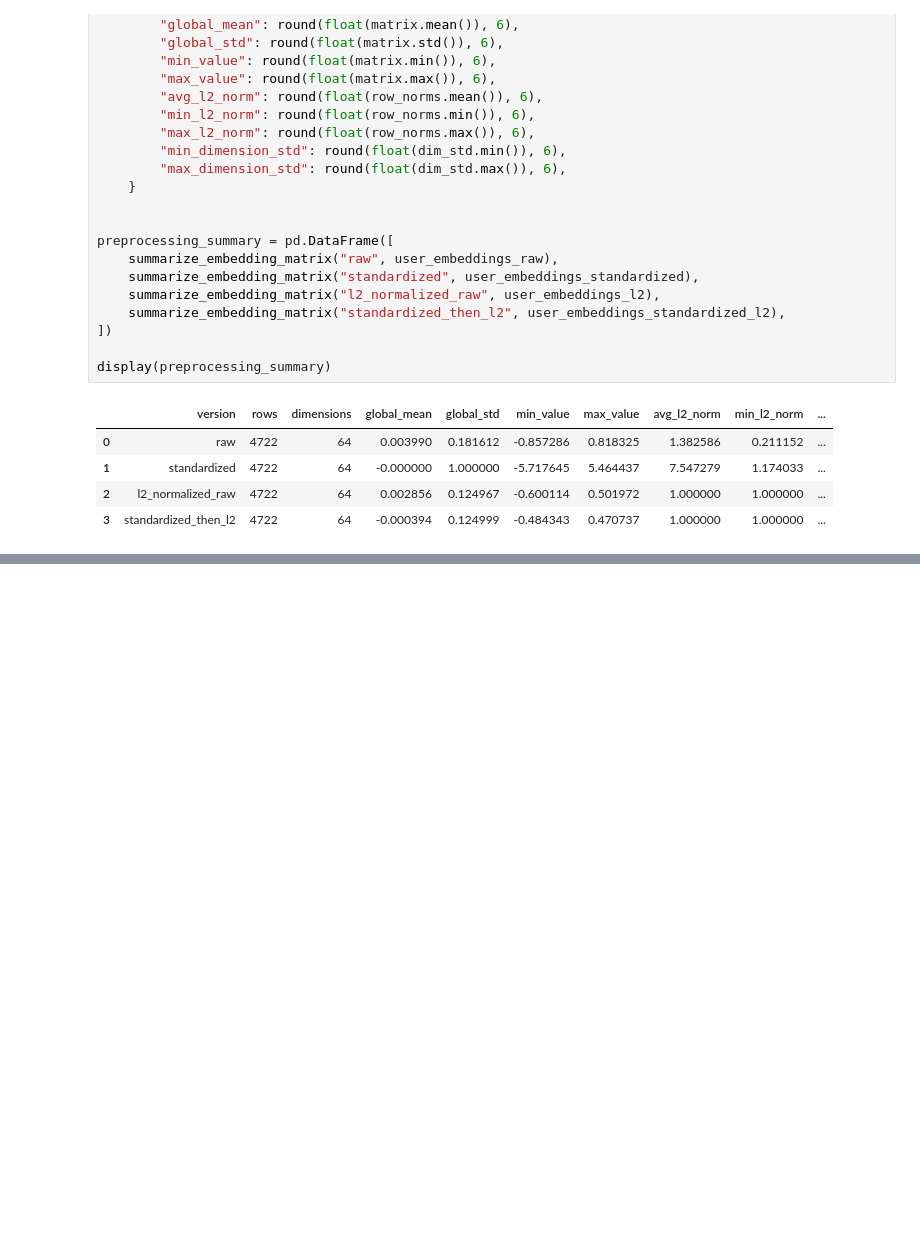
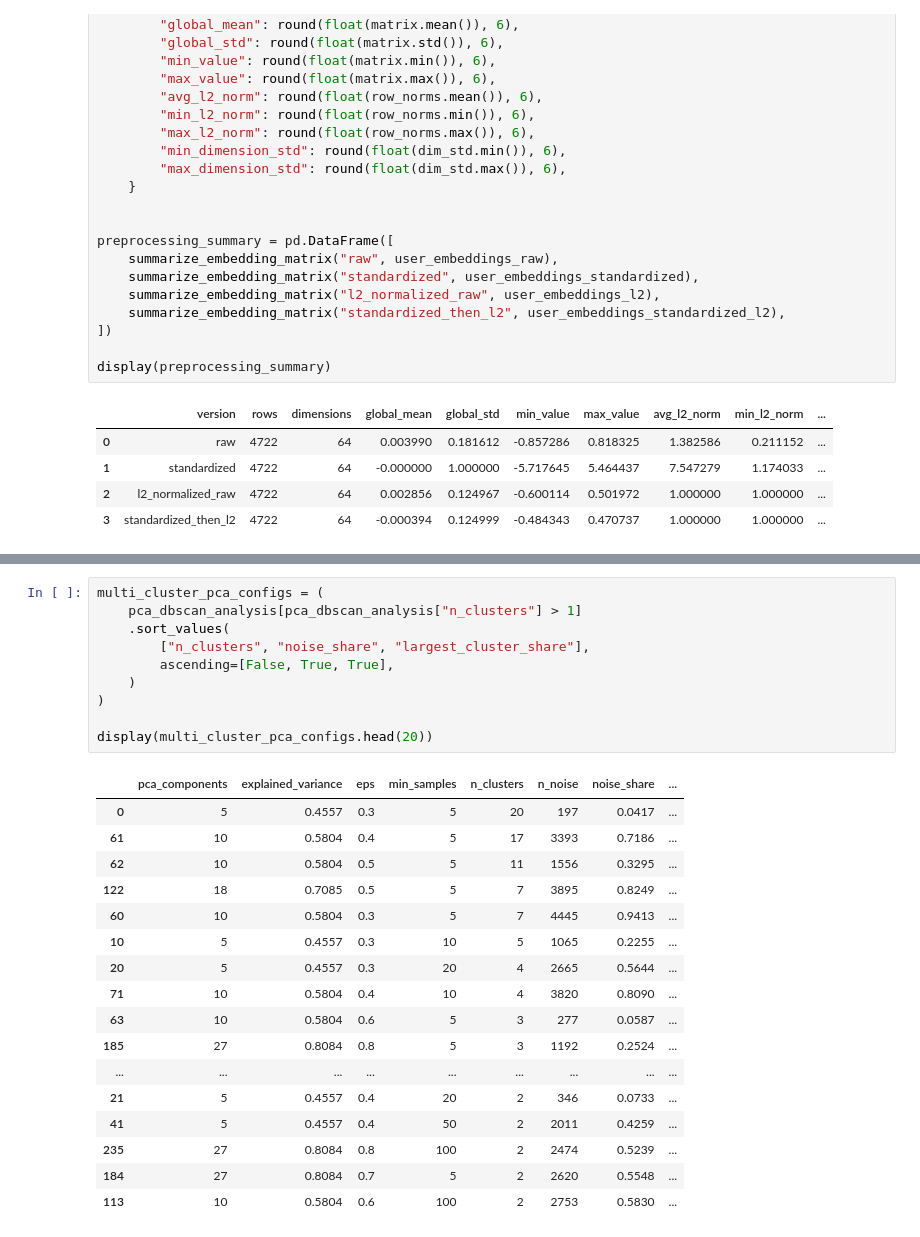
Before and after one commit to 99CCC/ACIT4530, a Jupyter notebook: David/step3.ipynb, the cells around one changed output, grey strips where cells are left out. Cells and saved outputs as stored; diff of their text form; blank space fills up the shorter version.

```diff
--- a/David/step3.ipynb
+++ b/David/step3.ipynb
@@ -516,0 +778,28 @@ This does not mean that clustering is impossible. It means that the full embeddi
+# %%
+multi_cluster_pca_configs = (
+    pca_dbscan_analysis[pca_dbscan_analysis["n_clusters"] > 1]
+    .sort_values(
+        ["n_clusters", "noise_share", "largest_cluster_share"],
+        ascending=[False, True, True],
+    )
+)
+
+display(multi_cluster_pca_configs.head(20))
+# %% [output]
+|  | pca_components | explained_variance | eps | min_samples | n_clusters | n_noise | noise_share | ... |
+| 0 | 5 | 0.4557 | 0.3 | 5 | 20 | 197 | 0.0417 | ... |
+| 61 | 10 | 0.5804 | 0.4 | 5 | 17 | 3393 | 0.7186 | ... |
+| 62 | 10 | 0.5804 | 0.5 | 5 | 11 | 1556 | 0.3295 | ... |
+| 122 | 18 | 0.7085 | 0.5 | 5 | 7 | 3895 | 0.8249 | ... |
+| 60 | 10 | 0.5804 | 0.3 | 5 | 7 | 4445 | 0.9413 | ... |
+| 10 | 5 | 0.4557 | 0.3 | 10 | 5 | 1065 | 0.2255 | ... |
+| 20 | 5 | 0.4557 | 0.3 | 20 | 4 | 2665 | 0.5644 | ... |
+| 71 | 10 | 0.5804 | 0.4 | 10 | 4 | 3820 | 0.8090 | ... |
+| 63 | 10 | 0.5804 | 0.6 | 5 | 3 | 277 | 0.0587 | ... |
+| 185 | 27 | 0.8084 | 0.8 | 5 | 3 | 1192 | 0.2524 | ... |
+| ... | ... | ... | ... | ... | ... | ... | ... | ... |
+| 21 | 5 | 0.4557 | 0.4 | 20 | 2 | 346 | 0.0733 | ... |
+| 41 | 5 | 0.4557 | 0.4 | 50 | 2 | 2011 | 0.4259 | ... |
+| 235 | 27 | 0.8084 | 0.8 | 100 | 2 | 2474 | 0.5239 | ... |
+| 184 | 27 | 0.8084 | 0.7 | 5 | 2 | 2620 | 0.5548 | ... |
+| 113 | 10 | 0.5804 | 0.6 | 100 | 2 | 2753 | 0.5830 | ... |
```
Also changed, not shown: parts of 66 cells of this notebook, 26 other files.
